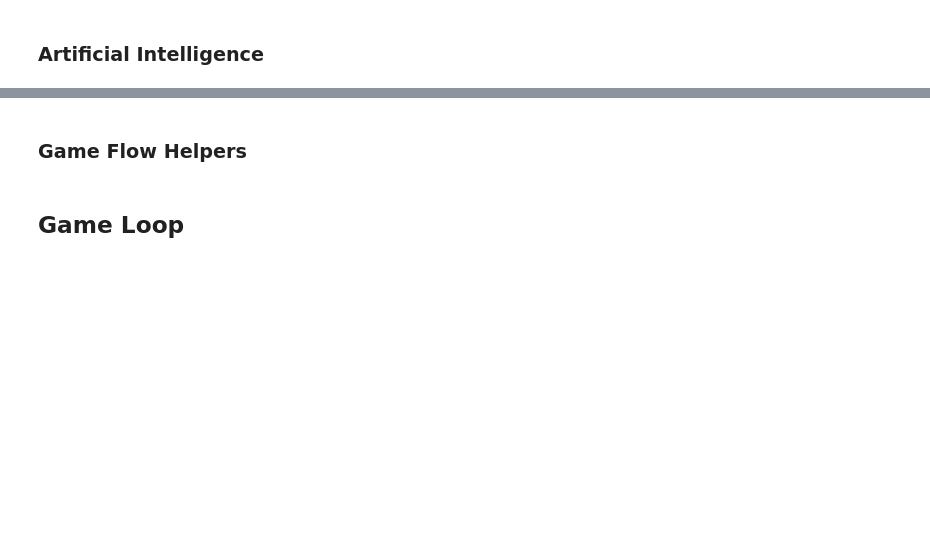
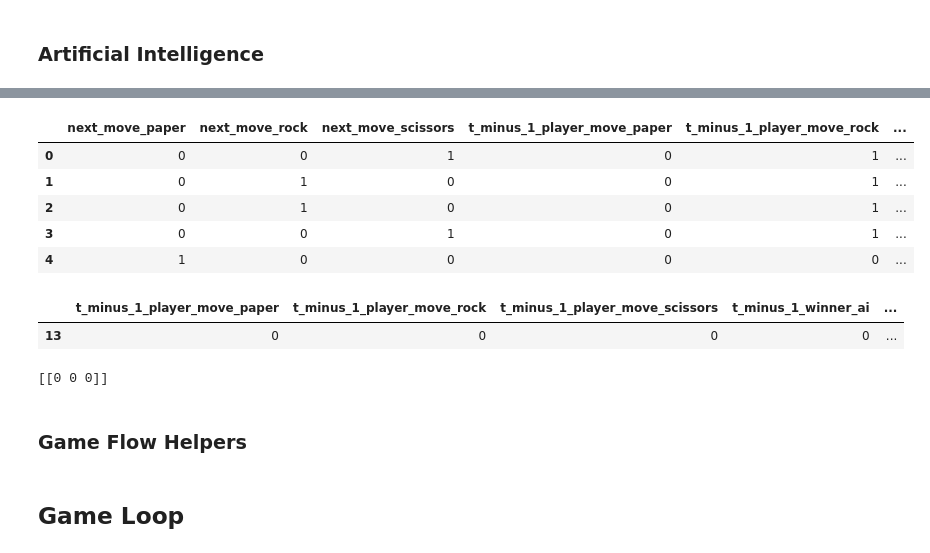
Before and after one commit to IntegerMan/PythonRockPaperScissors, a Jupyter notebook: FinalProject - Matt Eland.ipynb, the cells around one changed output, grey strips where cells are left out. Cells and saved outputs as stored; diff of their text form; code cells hidden in the pictures; blank space fills up the shorter version.

```diff
--- a/FinalProject - Matt Eland.ipynb
+++ b/FinalProject - Matt Eland.ipynb
@@ -453,0 +425,34 @@ def determine_winner(player_move, ai_move):
+# %%
+def transform_history_to_model_format(df):
+    # apply one-hot encoding to all categorical columns (that's really all columns)
+    df = pd.get_dummies(df, columns=df.columns)
+
+    # Ensure consistent column ordering. Failing to do this introduces sensitivity to the order of values encountered in the data
+    df = df.reindex(sorted(df.columns), axis=1)
+
+    return df
+
+def train_rps_model(df_history):
+    # One-hot encode everything
+    df_train = transform_history_to_model_format(df_history)
+
+    # Identify label and feature columns. This is complex because ALL columns have been one-hot encoded, so filter helps us find the label columns
+    label_columns = df_train.filter(regex='next_move').columns
+    df_features = df_train.drop(columns=label_columns)
+    df_labels = df_train[label_columns]
+
+    # split the data into training and testing sets
+    X_train, X_test, y_train, y_test = train_test_split(df_features, df_labels, test_size=0.2, random_state=42)
+
+    # MLPClassifier worked fine enough for image processing, so we'll go with it again here
+    rps_model = MLPClassifier(hidden_layer_sizes=(50,50), max_iter=1000, random_state=42)
+    rps_model.fit(X_train, y_train)
+
+    # Quick evaluation metrics
+    accuracy = rps_model.score(X_test, y_test)
+    print(f"RPS Model trained with Accuracy: {accuracy}")
+
+    predictions = rps_model.predict(X_test)
+    print(classification_report(y_test, predictions))
+
+    return rps_model
@@ -453,0 +519,23 @@ def determine_winner(player_move, ai_move):
+# %%
+df_transformed = transform_history_to_model_format(df_history)
+df_transformed.head()
+# %% [output]
+|  | next_move_paper | next_move_rock | next_move_scissors | t_minus_1_player_move_paper | t_minus_1_player_move_rock | ... |
+| 0 | 0 | 0 | 1 | 0 | 1 | ... |
+| 1 | 0 | 1 | 0 | 0 | 1 | ... |
+| 2 | 0 | 1 | 0 | 0 | 1 | ... |
+| 3 | 0 | 0 | 1 | 0 | 1 | ... |
+| 4 | 1 | 0 | 0 | 0 | 0 | ... |
+# %%
+# Get only the last row from the data and drop label columns. This will ensure the columns match the model's expectations
+df_predict = df_hot.tail(1).drop(columns=['next_move_rock', 'next_move_paper', 'next_move_scissors'])
+df_predict.head()
+# %% [output]
+|  | t_minus_1_player_move_paper | t_minus_1_player_move_rock | t_minus_1_player_move_scissors | t_minus_1_winner_ai | ... |
+| 13 | 0 | 0 | 0 | 0 | ... |
+# %%
+# Generate a prediction using the fitted model
+prediction = rps_model.predict(df_predict)
+print(prediction)
+# %% [output]
+[[0 0 0]]
```
Also changed, not shown: parts of 18 cells of this notebook, 1 other file.
